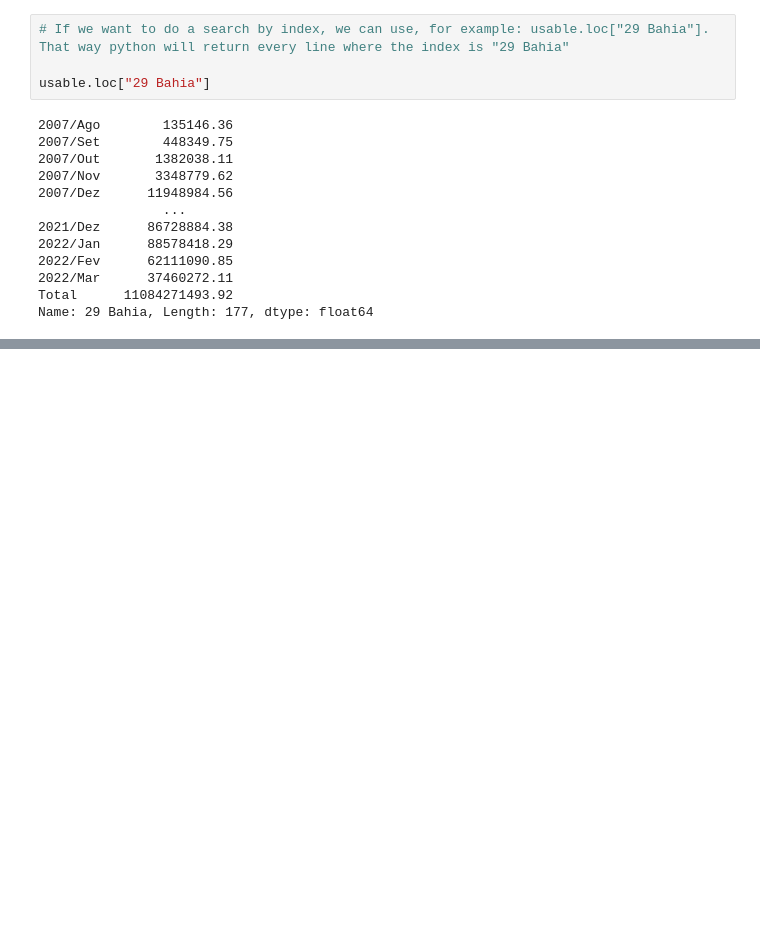
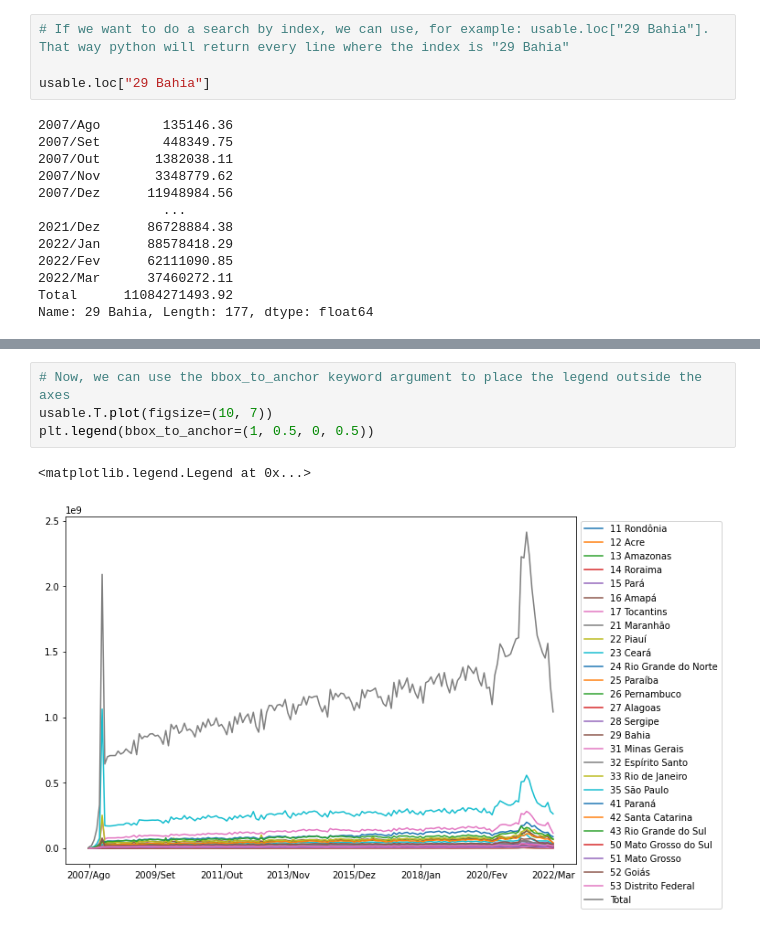
Before and after one commit to paulo-lins/EDA_datasus, a Jupyter notebook: EDA_tabnet.ipynb, the cells around one changed output, grey strips where cells are left out. Drawn from its saved outputs; the diff is of its cells as text; blank space fills up the shorter version.

```diff
--- a/EDA_tabnet.ipynb
+++ b/EDA_tabnet.ipynb
@@ -311,0 +352,7 @@ Name: 29 Bahia, Length: 177, dtype: float64
+# %%
+# Now, we can use the bbox_to_anchor keyword argument to place the legend outside the axes
+usable.T.plot(figsize=(10, 7))
+plt.legend(bbox_to_anchor=(1, 0.5, 0, 0.5))
+# %% [output]
+<matplotlib.legend.Legend at 0x...>
+[figure, added]
```
Also changed, not shown: parts of 4 cells of this notebook.
